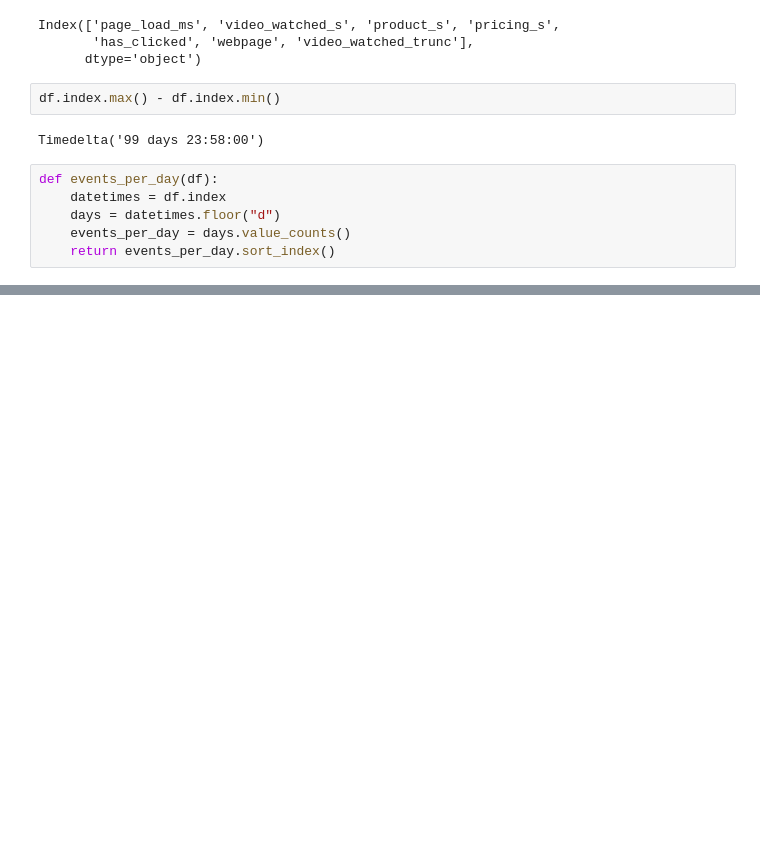
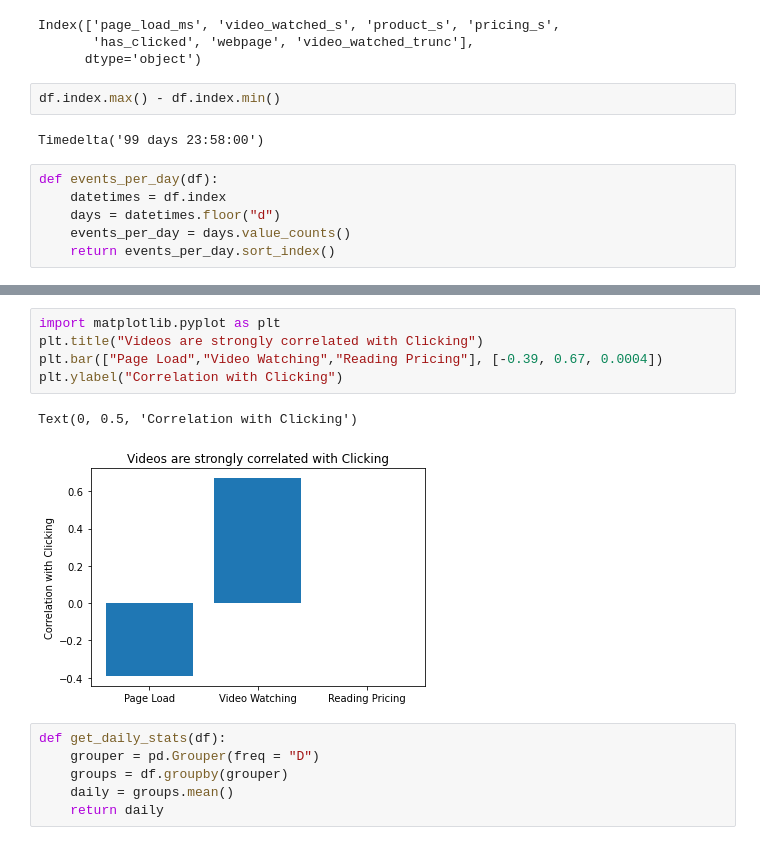
Before and after one commit to DS-Popeye/Analyzing-Synthetic-Web-Traffic-Dataset, a Jupyter notebook: Analyzing Synthetic Web Traffic Dataset.ipynb, the cells around one changed output, grey strips where cells are left out. Cells and saved outputs as stored; diff of their text form; blank space fills up the shorter version.

Commit message:
Visualization

```diff
--- a/Analyzing Synthetic Web Traffic Dataset.ipynb
+++ b/Analyzing Synthetic Web Traffic Dataset.ipynb
@@ -202,0 +223,14 @@ print(viewsB["has_clicked"].mean())
+# %%
+import matplotlib.pyplot as plt
+plt.title("Videos are strongly correlated with Clicking")
+plt.bar(["Page Load","Video Watching","Reading Pricing"], [-0.39, 0.67, 0.0004])
+plt.ylabel("Correlation with Clicking")
+# %% [output]
+Text(0, 0.5, 'Correlation with Clicking')
+[figure, added]
+# %%
+def get_daily_stats(df):
+    grouper = pd.Grouper(freq = "D")
+    groups = df.groupby(grouper)
+    daily = groups.mean()
+    return daily
```
Also changed, not shown: parts of 22 cells of this notebook.
